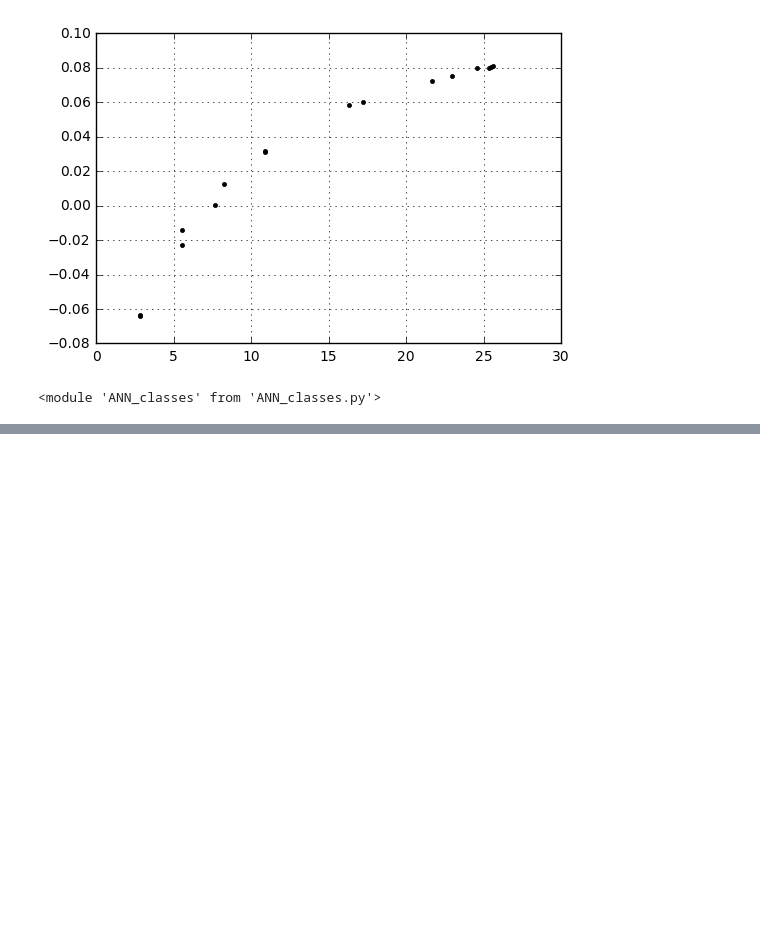
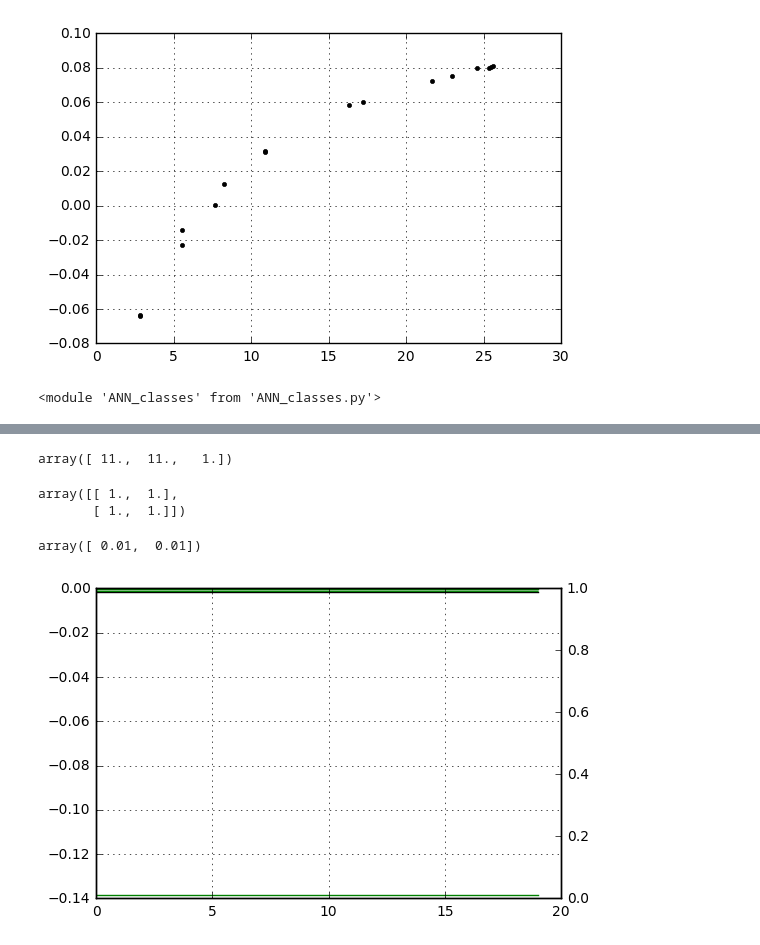
Before and after one commit to ateplovoz/ANN, a Jupyter notebook: ANN_vector_GitVersion.ipynb, the cells around one changed output, grey strips where cells are left out. Saved outputs shown, nothing was run; the diff lists cells and outputs as text; code cells hidden in the pictures; blank space fills up the shorter version.

```diff
--- a/ANN_vector_GitVersion.ipynb
+++ b/ANN_vector_GitVersion.ipynb
@@ -86,0 +121,13 @@ ANN_iter=0
+# %%
+ANN1.Loo[0].Vw.g
+# %% [output]
+array([ 11.,  11.,   1.])
+# %%
+ANN_classes.unpackgrad(ANN1.VLii)
+# %% [output]
+array([[ 1.,  1.],
+       [ 1.,  1.]])
+# %%
+ANN1.L1[0].Vw.v*ANN1.VL1[0].g[:-1]*0.01
+# %% [output]
+array([ 0.01,  0.01])
@@ -87 +138,12 @@ ANN_iter=0
+# %%
+fig = plt.figure()
+ax1 = plt.subplot(111)
+ax2 = ax1.twinx()
+#ax1.plot(set_input, set_output, 'k.')
+ax1.plot(dxx, dyy, 'k-')
+[ax1.plot(dxx, dyy_p[:,i], 'g') for i in xrange(len(dyy_p[0, :]))]
+ax1.grid(True)
+plt.show()
+# %% [output]
+[figure, added]
 # %%
```
Also changed, not shown: parts of 19 cells of this notebook.
